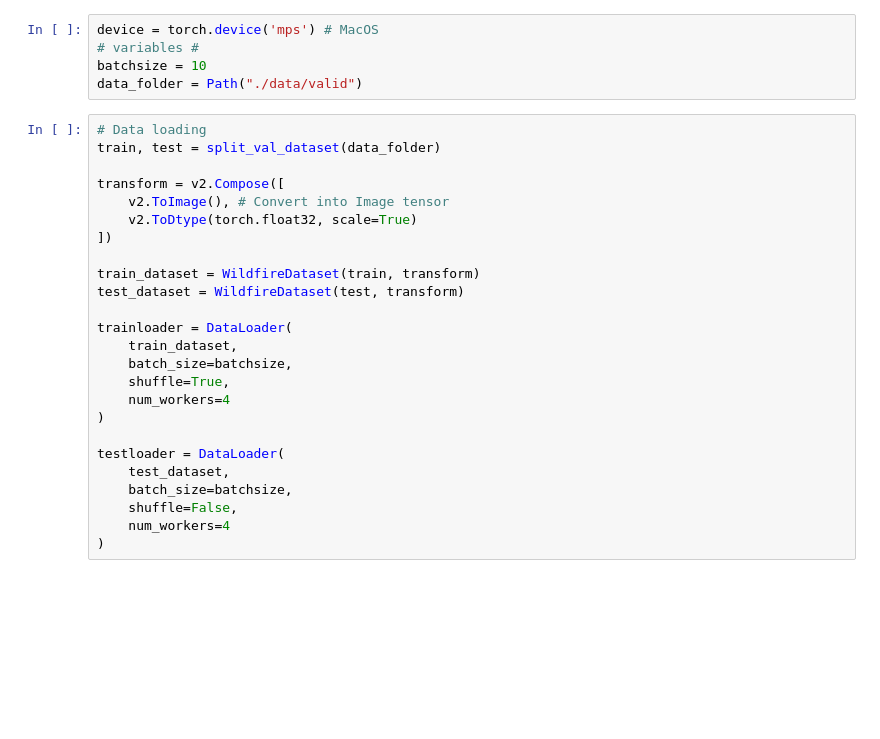
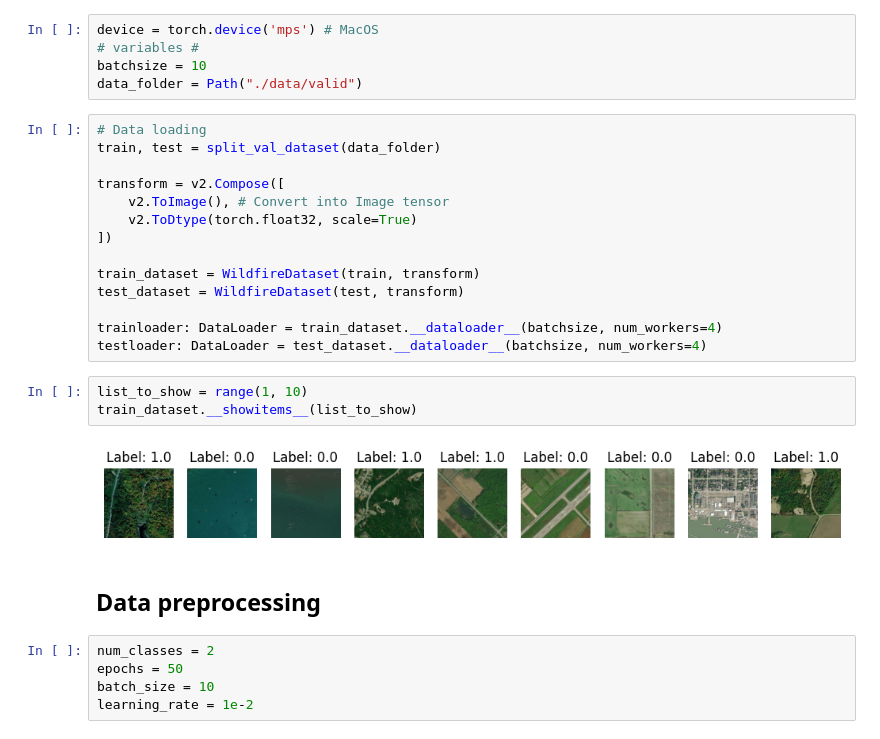
Before and after one commit to florian-morel22/Wildfire-Prediction-VisionML, a Jupyter notebook: exploration_ViT.ipynb, the cells around one changed output. Drawn from its saved outputs; the diff is of its cells as text; blank space fills up the shorter version.

```diff
--- a/exploration_ViT.ipynb
+++ b/exploration_ViT.ipynb
@@ -38,16 +40,17 @@ transform = v2.Compose([
 train_dataset = WildfireDataset(train, transform)
 test_dataset = WildfireDataset(test, transform)
 
-trainloader = DataLoader(
-    train_dataset,
-    batch_size=batchsize,
-    shuffle=True,
-    num_workers=4
-)
-
-testloader = DataLoader(
-    test_dataset,
-    batch_size=batchsize,
-    shuffle=False,
-    num_workers=4
-)
+trainloader: DataLoader = train_dataset.__dataloader__(batchsize, num_workers=4)
+testloader: DataLoader = test_dataset.__dataloader__(batchsize, num_workers=4)
+# %%
+list_to_show = range(1, 10)
+train_dataset.__showitems__(list_to_show)
+# %% [output]
+[figure, added]
+# %% [markdown]
+## Data preprocessing
+# %%
+num_classes = 2
+epochs = 50
+batch_size = 10
+learning_rate = 1e-2
```
Also changed, not shown: parts of 13 cells of this notebook, 2 other files.
